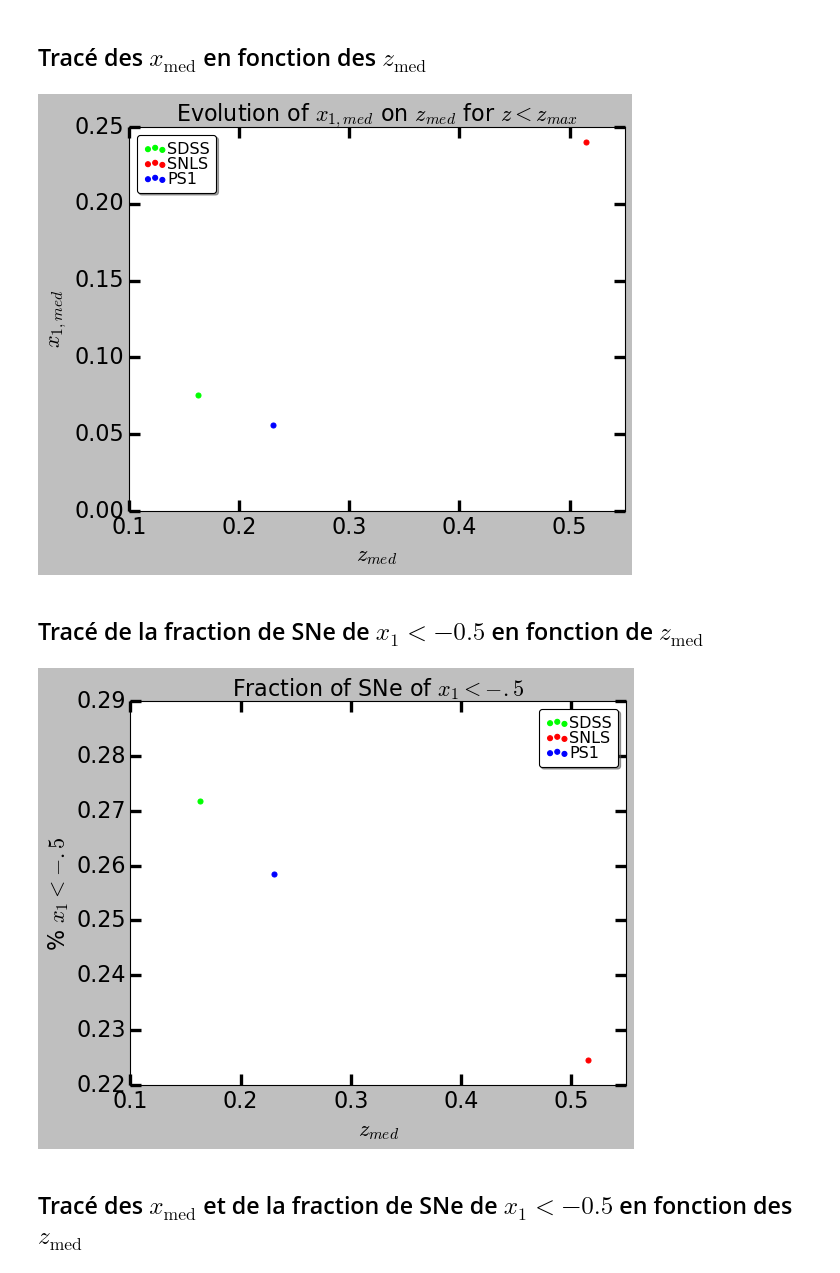
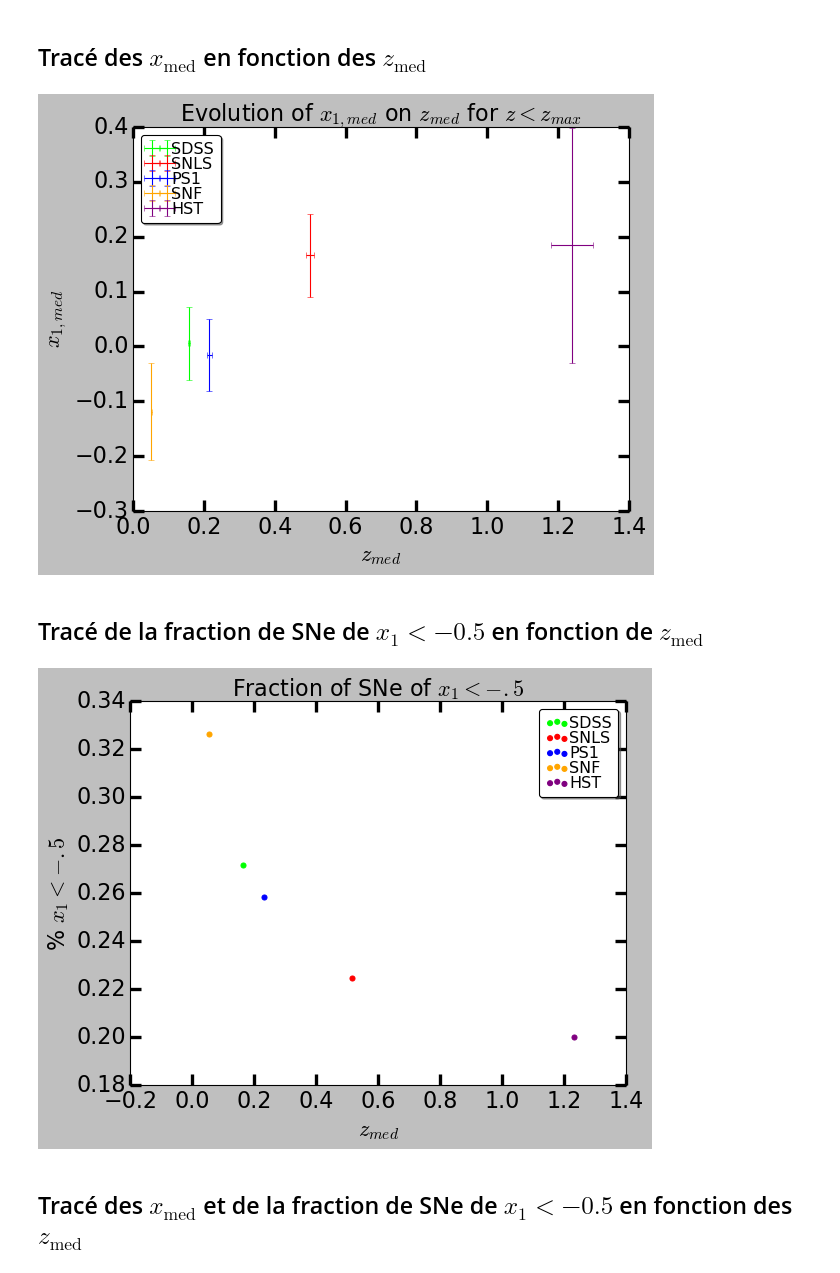
Before and after one commit to Nora-n/variaIa, a Jupyter notebook: notebooks/ModeFits.ipynb, the cells around one changed output. Saved outputs shown, nothing was run; the diff lists cells and outputs as text; code cells hidden in the pictures.

Commit message:
Ajout données SNf, all ; ajout HST ; mean et pas med ; errorbar

```diff
--- a/notebooks/ModeFits.ipynb
+++ b/notebooks/ModeFits.ipynb
@@ -101,26 +136,29 @@ plt.show()
 # %% [markdown]
 ## Définitions des dictionnaires généraux : $z < z_{\text{max}}$ cuts
 # %%
-zmax = {'SDSS': 0.22,
-        'SNLS': 0.70,
-        'PS1': 0.33,
-        'HST': 1.2}
-
 zmax_cuts = dict()
 z_zcuts = dict()
 x1_zcuts = dict()
 
-for survey in surveys:
+for survey in surveys[:-2]:
     zmax_cuts[survey] = np.where(surv[survey].zCMB.values < zmax[survey])
     z_zcuts[survey] = surv[survey].zCMB.values[zmax_cuts[survey]]
     x1_zcuts[survey] = surv[survey].x1.values[zmax_cuts[survey]]
+
+zmax_cuts['SNF'] = np.where(surv['SNF']['host.zcmb'].values < zmax['SNF'])
+z_zcuts['SNF'] = surv['SNF']['host.zcmb'].values[zmax_cuts['SNF']]
+x1_zcuts['SNF'] = surv['SNF']['salt2.X1'].values[zmax_cuts['SNF']]
+
+zmax_cuts['HST'] = np.where(surv['HST'].zCMB.values < zmax['HST'])
+z_zcuts['HST'] = surv['HST'].zCMB.values[zmax_cuts['HST']]
+x1_zcuts['HST'] = surv['HST'].x1.values[zmax_cuts['HST']]
 # %% [markdown]
 ## Tracé des strechs cut à $z_{\text{max}}$
 # %%
-plt.figure(figsize = [15,12])
+plt.figure(figsize = [15,16])
 
-for i in range(len(surveys[:-1])):
-    plt.subplot(3, 1, i+1)
+for i in range(len(surveys)):
+    plt.subplot(5, 1, i+1)
     plt.hist(x1_zcuts[surveys[i]], bins = nb_x.value, color = colors[surveys[i]], alpha = .5)
 
     ax = plt.gca()
@@ -143,10 +181,14 @@ plt.show()
 # %%
 z_med = dict()
+z_std = dict()
 x1_med = dict()
+x1_std = dict()
 
 for survey in surveys:
-    z_med[survey] = np.median(z_zcuts[survey])
-    x1_med[survey] = np.median(x1_zcuts[survey])
+    z_med[survey] = np.mean(z_zcuts[survey])
+    z_std[survey] = np.std(z_zcuts[survey])
+    x1_med[survey] = np.mean(x1_zcuts[survey])
+    x1_std[survey] = np.std(x1_zcuts[survey])
 # %% [markdown]
 ## Définition des dictionnaires généraux : $x_1 < -0.5$ cuts
 # %%
@@ -161,11 +203,14 @@ for survey in surveys:
 # %% [markdown]
 ## Tracé des $x_{\text{med}}$ en fonction des $z_{\text{med}}$
 # %%
-for i in range(3):
-    plt.scatter(list(z_med.values())[i], list(x1_med.values())[i],
-                color = list(colors.values())[i], label = surveys[i])
+for i in range(5):
+    plt.errorbar(list(z_med.values())[i], list(x1_med.values())[i],
+                 xerr = list(z_std.values())[i]/np.sqrt(len(list(z_zcuts.values())[i])),
+                 yerr = list(x1_std.values())[i]/np.sqrt(len(list(x1_zcuts.values())[i])),
+                 color = list(colors.values())[i], label = surveys[i])
 
 ax = plt.gca()
+
 ax.tick_params(axis = 'both',
                direction = 'in',
                length = 10, width = 3,
@@ -185,35 +230,35 @@ plt.title('Evolution of $x_{1,med}$ on $z_{med}$ for $z < z_{max}$', fontsize =
 
 plt.show()
 # %% [output]
-[figure, old version]
+[figure, new version]
 # %% [markdown]
 ## Tracé de la fraction de SNe de $x_1 < -0.5$ en fonction de $z_{\text{med}}$
 # %%
-for i in range(3):
+for i in range(5):
     plt.scatter(z_med[surveys[i]], len(x1_xcuts[surveys[i]])/len(x1_zcuts[surveys[i]]),
                 color = colors[surveys[i]], label = surveys[i])
 
 ax = plt.gca()
 ax.tick_params(axis = 'both',
                direction = 'in',
                length = 10, width = 3,
                labelsize = 20,
                which = 'both',
                top = True, right = True)
 plt.xlabel('$z_{med}$', fontsize = 20)
 plt.ylabel('% $x_1 < -.5$', fontsize = 20)
 
 plt.legend(ncol=1, loc='upper right',
            #bbox_to_anchor=[0.5, 1.1],
            columnspacing=1.0, labelspacing=0.0,
            handletextpad=0.0, handlelength=1.5,
            fancybox=True, shadow=True)
 
 plt.title('Fraction of SNe of $x_1 < -.5$', fontsize = 20)
 
 plt.show()
 # %% [output]
-[figure, old version]
+[figure, new version]
 # %% [markdown]
 ## Tracé des $x_{\text{med}}$ et de la fraction de SNe de $x_1 < -0.5$ en fonction des $z_{\text{med}}$
 # %%
```
Also changed, not shown: parts of 9 cells of this notebook, 3 other files.
